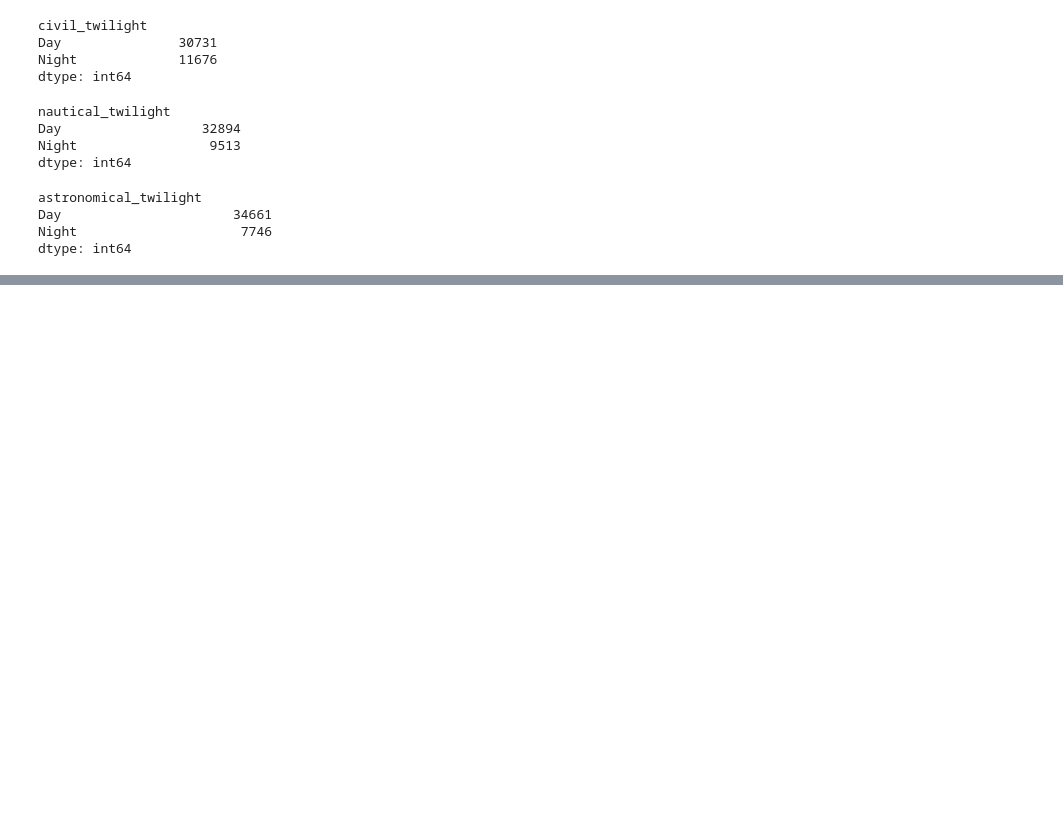
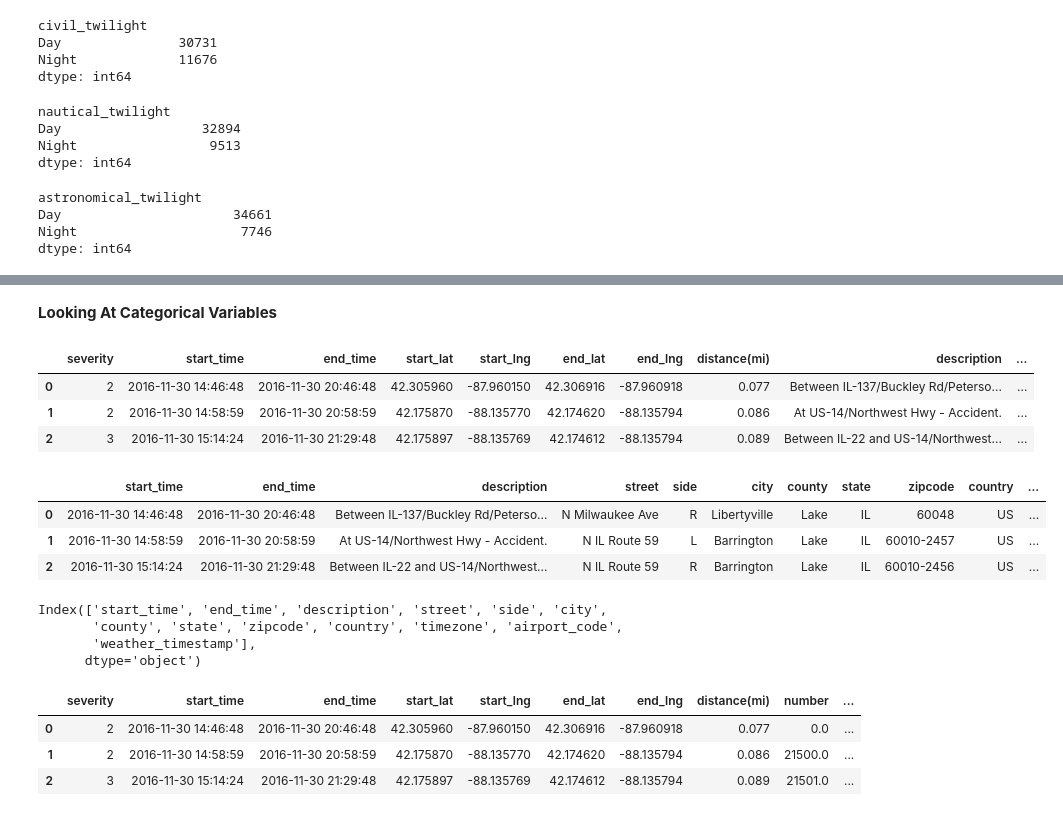
Before and after one commit to jeffreyfloyd/DST-and-traffic-implications, a Jupyter notebook: code/data_cleaning.ipynb, the cells around one changed output, grey strips where cells are left out. Saved outputs shown, nothing was run; the diff lists cells and outputs as text; code cells hidden in the pictures; blank space fills up the shorter version.

```diff
--- a/code/data_cleaning.ipynb
+++ b/code/data_cleaning.ipynb
@@ -2,6 +4,8 @@
 **Imports**
 # %%
 import pandas as pd
+pd.set_option("display.max_columns", None)
+
 import numpy as np
 import seaborn as sns
 import matplotlib.pyplot as plt
@@ -762,0 +779,25 @@ chi_df.head(3)
+# %% [markdown]
+**Looking At Categorical Variables**
+# %%
+#for ease of reference:
+chi_df.head(3)
+# %% [output]
+|  | severity | start_time | end_time | start_lat | start_lng | end_lat | end_lng | distance(mi) | description | ... |
+| 0 | 2 | 2016-11-30 14:46:48 | 2016-11-30 20:46:48 | 42.305960 | -87.960150 | 42.306916 | -87.960918 | 0.077 | Between IL-137/Buckley Rd/Peterso... | ... |
+| 1 | 2 | 2016-11-30 14:58:59 | 2016-11-30 20:58:59 | 42.175870 | -88.135770 | 42.174620 | -88.135794 | 0.086 | At US-14/Northwest Hwy - Accident. | ... |
+| 2 | 3 | 2016-11-30 15:14:24 | 2016-11-30 21:29:48 | 42.175897 | -88.135769 | 42.174612 | -88.135794 | 0.089 | Between IL-22 and US-14/Northwest... | ... |
+# %%
+#https://pandas.pydata.org/docs/reference/api/pandas.DataFrame.select_dtypes.html
+chi_df.select_dtypes('O').head(3)
+# %% [output]
+|  | start_time | end_time | description | street | side | city | county | state | zipcode | country | ... |
+| 0 | 2016-11-30 14:46:48 | 2016-11-30 20:46:48 | Between IL-137/Buckley Rd/Peterso... | N Milwaukee Ave | R | Libertyville | Lake | IL | 60048 | US | ... |
+| 1 | 2016-11-30 14:58:59 | 2016-11-30 20:58:59 | At US-14/Northwest Hwy - Accident. | N IL Route 59 | L | Barrington | Lake | IL | 60010-2457 | US | ... |
+| 2 | 2016-11-30 15:14:24 | 2016-11-30 21:29:48 | Between IL-22 and US-14/Northwest... | N IL Route 59 | R | Barrington | Lake | IL | 60010-2456 | US | ... |
+# %%
+chi_df.select_dtypes('O').columns
+# %% [output]
+Index(['start_time', 'end_time', 'description', 'street', 'side', 'city',
+       'county', 'state', 'zipcode', 'country', 'timezone', 'airport_code',
+       'weather_timestamp'],
+      dtype='object')
@@ -762,0 +808,7 @@ chi_df.head(3)
+# %%
+chi_df_no_words.head(3)
+# %% [output]
+|  | severity | start_time | end_time | start_lat | start_lng | end_lat | end_lng | distance(mi) | number | ... |
+| 0 | 2 | 2016-11-30 14:46:48 | 2016-11-30 20:46:48 | 42.305960 | -87.960150 | 42.306916 | -87.960918 | 0.077 | 0.0 | ... |
+| 1 | 2 | 2016-11-30 14:58:59 | 2016-11-30 20:58:59 | 42.175870 | -88.135770 | 42.174620 | -88.135794 | 0.086 | 21500.0 | ... |
+| 2 | 3 | 2016-11-30 15:14:24 | 2016-11-30 21:29:48 | 42.175897 | -88.135769 | 42.174612 | -88.135794 | 0.089 | 21501.0 | ... |
```
Also changed, not shown: parts of 14 cells of this notebook.
